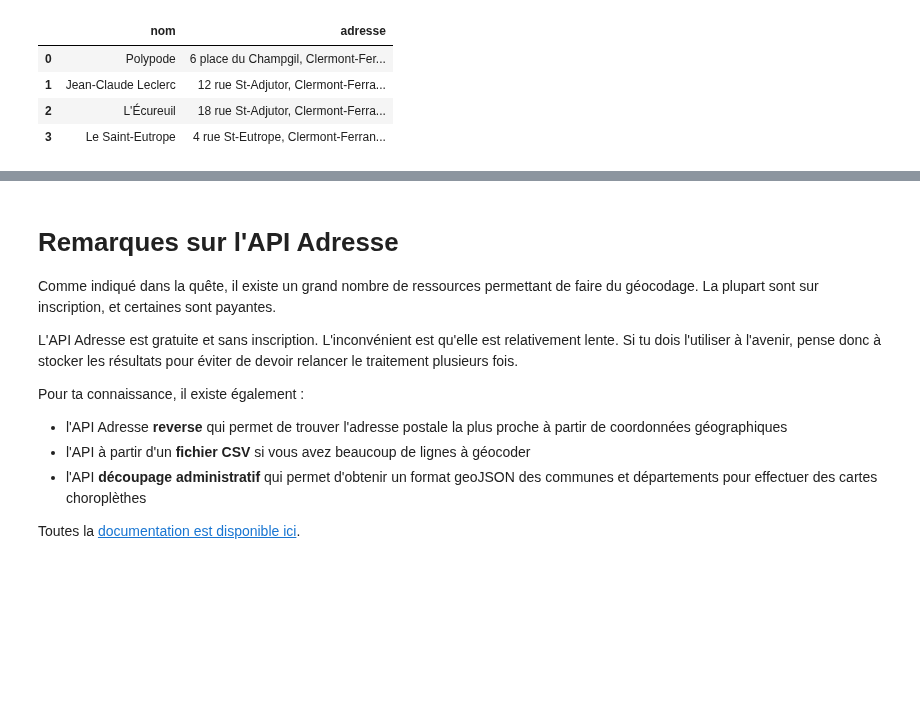
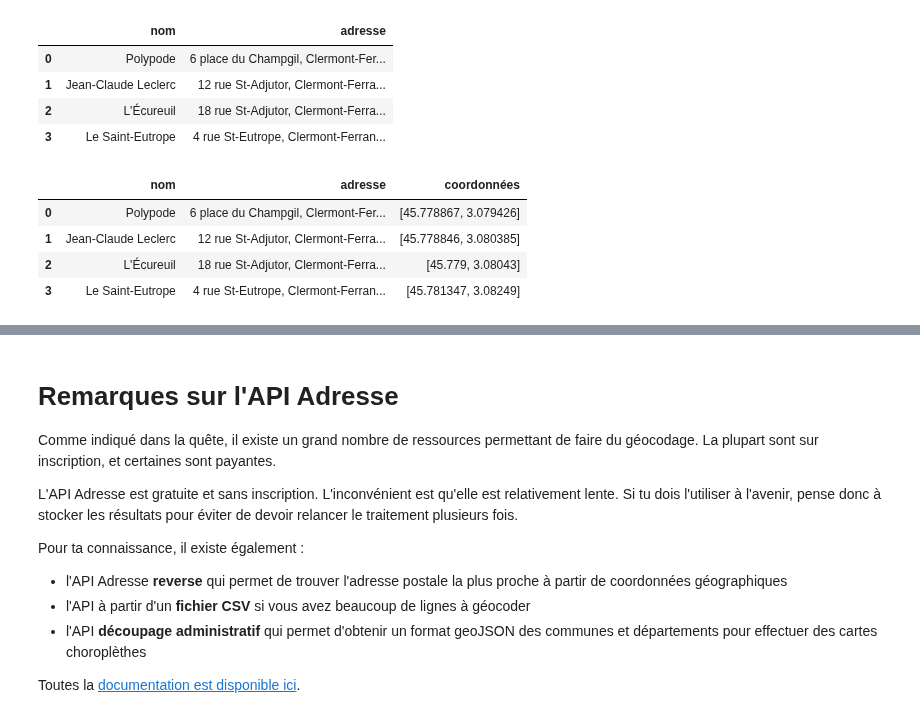
Before and after one commit to bigmoletos/WildCodeSchool_formation_IA_nov2023, a Jupyter notebook: quêtes/semaine13/API_REST/FD_quete_API_REST_GeoCoding.ipynb, the cells around one changed output, grey strips where cells are left out. Saved outputs shown, nothing was run; the diff lists cells and outputs as text; code cells hidden in the pictures; blank space fills up the shorter version.

```diff
--- a/quêtes/semaine13/API_REST/FD_quete_API_REST_GeoCoding.ipynb
+++ b/quêtes/semaine13/API_REST/FD_quete_API_REST_GeoCoding.ipynb
@@ -81,0 +170,11 @@ m
+# %%
+adresse = '1 avenue paradis 13006 Marseille'
+point_marseille = get_coordinates(adresse)
+print(f"point_marseille :\n{point_marseille} ")
+# point_marseille = r['features'][0]['geometry']['coordinates'][::-1]
+# point_marseille.reverse()
+
+print(f"point_marseille :\n{point_marseille} ")
+
+m2 = folium.Map(location=point_marseille)
+m2
@@ -81,0 +196,29 @@ m
+# %%
+import requests
+import urllib.parse
+
+def get_coordinates(adresse):
+    link_main = 'https://api-adresse.data.gouv.fr/search/?q='
+
+    # Remplacer les espaces par des '+'
+    adresse = urllib.parse.quote_plus(adresse)
+
+    # Construire l'URL
+    url = f"{link_main}{adresse}"
+
+    # Effectuer la requête
+    response = requests.get(url)
+
+    # Vérifier que la requête a réussi
+    if response.status_code == 200:
+        data = response.json()
+
+        # Extraire les coordonnées
+        if 'features' in data:
+            coordinates = data['features'][0]['geometry']['coordinates'][::-1]
+            return coordinates
+        else:
+            return None
+    else:
+        print(f"Erreur lors de la requête : {response.status_code}")
+        return None
@@ -101,3 +250,11 @@ restaurants
 | 3 | Le Saint-Eutrope | 4 rue St-Eutrope, Clermont-Ferran... |
 # %%
 # Ton code ici :
+restaurants['coordonnées']=restaurants['adresse'].apply(get_coordinates)
+restaurants
+# %% [output]
+|  | nom | adresse | coordonnées |
+| 0 | Polypode | 6 place du Champgil, Clermont-Fer... | [45.778867, 3.079426] |
+| 1 | Jean-Claude Leclerc | 12 rue St-Adjutor, Clermont-Ferra... | [45.778846, 3.080385] |
+| 2 | L'Écureuil | 18 rue St-Adjutor, Clermont-Ferra... | [45.779, 3.08043] |
+| 3 | Le Saint-Eutrope | 4 rue St-Eutrope, Clermont-Ferran... | [45.781347, 3.08249] |
```
Also changed, not shown: parts of 15 cells of this notebook, 2 other files.
